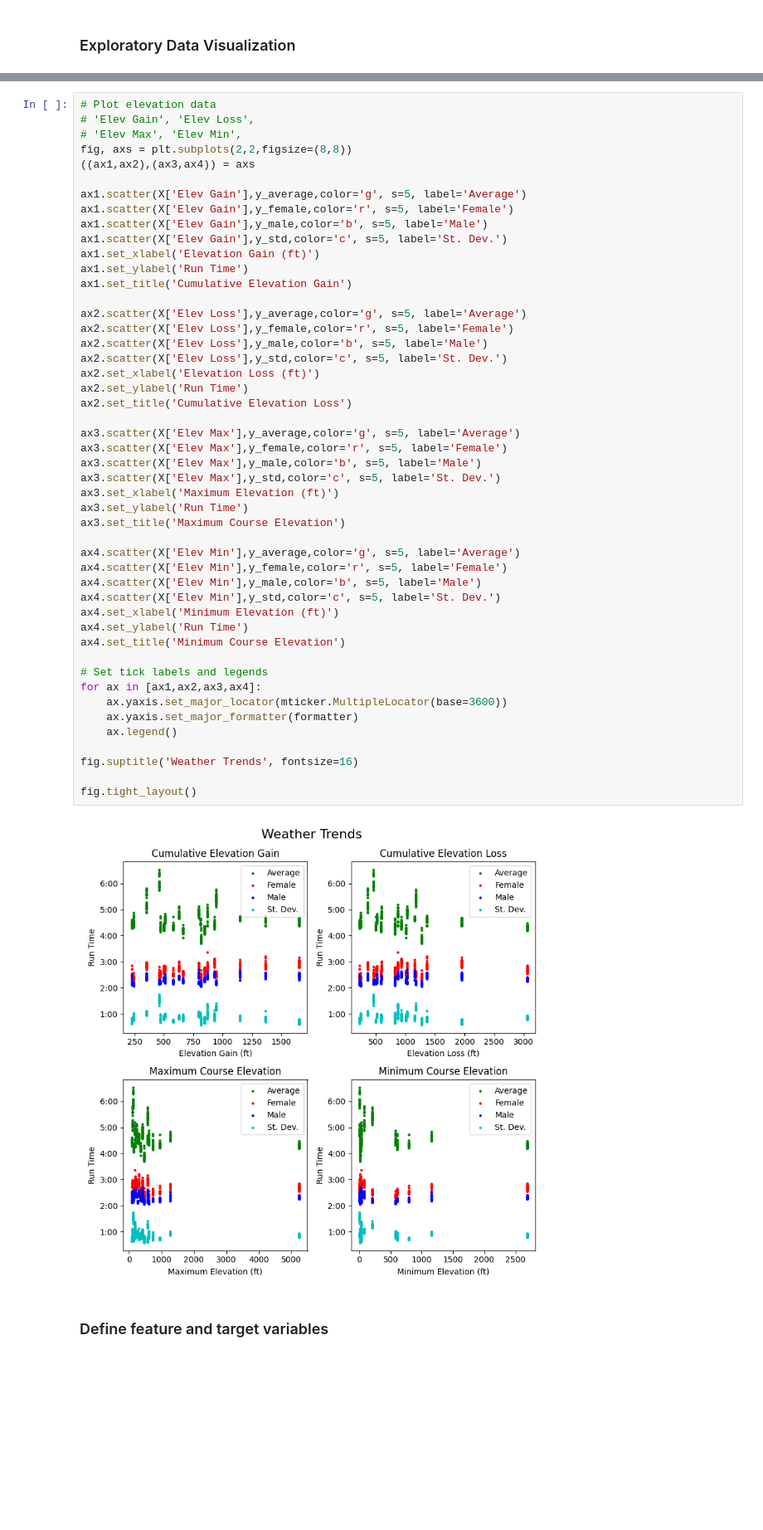
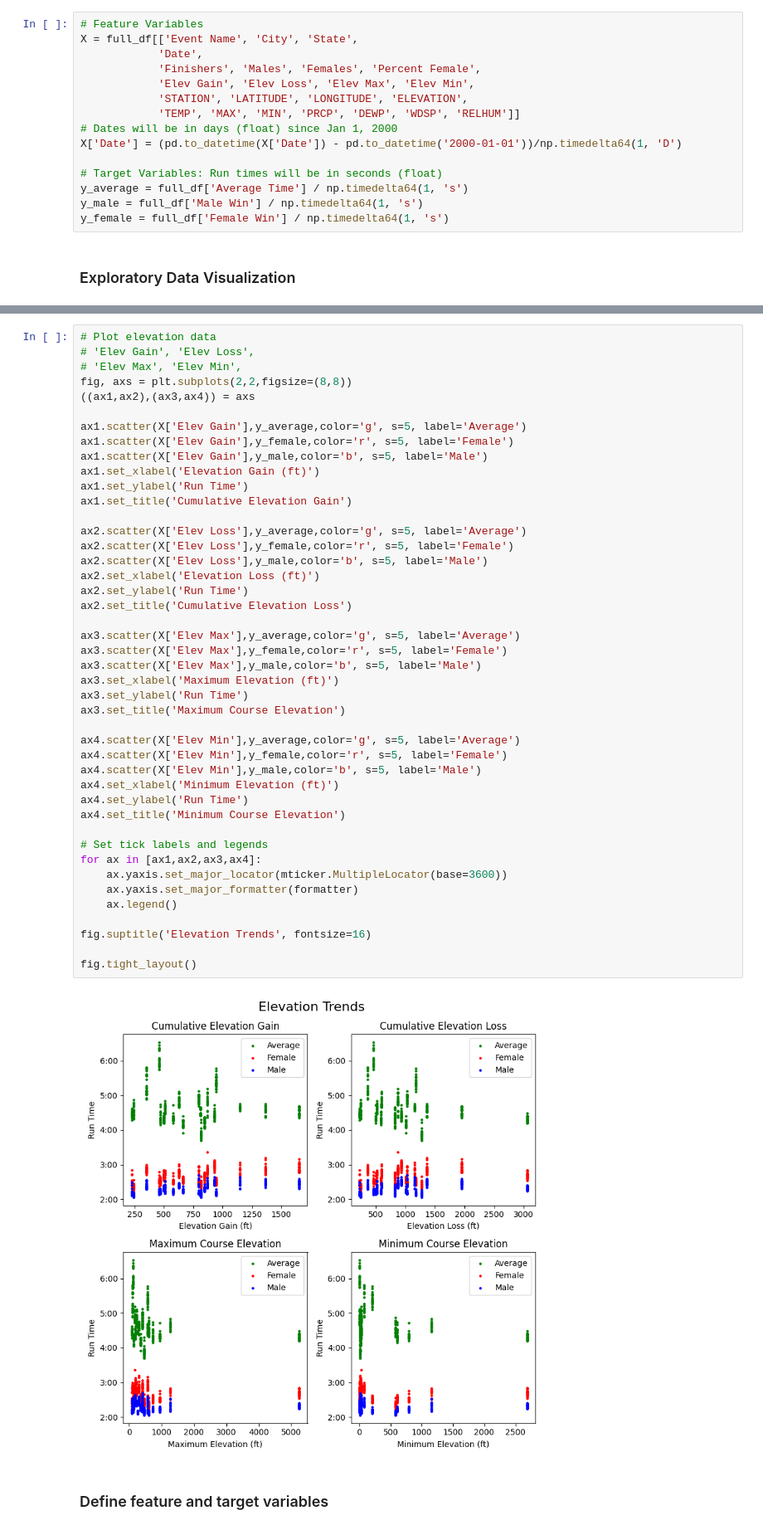
Before and after one commit to michael-p-k/MarathonPredictor, a Jupyter notebook: MarathonPredictor.ipynb, the cells around one changed output, grey strips where cells are left out. Shown at 83% size. Drawn from its saved outputs; the diff is of its cells as text; blank space fills up the shorter version.

```diff
--- a/MarathonPredictor.ipynb
+++ b/MarathonPredictor.ipynb
@@ -1124,2 +39,17 @@ Name: Date, Length: 406, dtype: float64
+# %%
+# Feature Variables
+X = full_df[['Event Name', 'City', 'State',
+            'Date',
+            'Finishers', 'Males', 'Females', 'Percent Female',
+            'Elev Gain', 'Elev Loss', 'Elev Max', 'Elev Min',
+            'STATION', 'LATITUDE', 'LONGITUDE', 'ELEVATION',
+            'TEMP', 'MAX', 'MIN', 'PRCP', 'DEWP', 'WDSP', 'RELHUM']]
+# Dates will be in days (float) since Jan 1, 2000
+X['Date'] = (pd.to_datetime(X['Date']) - pd.to_datetime('2000-01-01'))/np.timedelta64(1, 'D')
+
+# Target Variables: Run times will be in seconds (float)
+y_average = full_df['Average Time'] / np.timedelta64(1, 's')
+y_male = full_df['Male Win'] / np.timedelta64(1, 's')
+y_female = full_df['Female Win'] / np.timedelta64(1, 's')
 # %% [markdown]
 ### Exploratory Data Visualization ###
@@ -1269,7 +187,6 @@ fig, axs = plt.subplots(2,2,figsize=(8,8))
 ax1.scatter(X['Elev Gain'],y_average,color='g', s=5, label='Average')
 ax1.scatter(X['Elev Gain'],y_female,color='r', s=5, label='Female')
 ax1.scatter(X['Elev Gain'],y_male,color='b', s=5, label='Male')
-ax1.scatter(X['Elev Gain'],y_std,color='c', s=5, label='St. Dev.')
 ax1.set_xlabel('Elevation Gain (ft)')
 ax1.set_ylabel('Run Time')
 ax1.set_title('Cumulative Elevation Gain')
@@ -1277,38 +194,35 @@ ax1.set_title('Cumulative Elevation Gain')
 ax2.scatter(X['Elev Loss'],y_average,color='g', s=5, label='Average')
 ax2.scatter(X['Elev Loss'],y_female,color='r', s=5, label='Female')
 ax2.scatter(X['Elev Loss'],y_male,color='b', s=5, label='Male')
-ax2.scatter(X['Elev Loss'],y_std,color='c', s=5, label='St. Dev.')
 ax2.set_xlabel('Elevation Loss (ft)')
 ax2.set_ylabel('Run Time')
 ax2.set_title('Cumulative Elevation Loss')
 
 ax3.scatter(X['Elev Max'],y_average,color='g', s=5, label='Average')
 ax3.scatter(X['Elev Max'],y_female,color='r', s=5, label='Female')
 ax3.scatter(X['Elev Max'],y_male,color='b', s=5, label='Male')
-ax3.scatter(X['Elev Max'],y_std,color='c', s=5, label='St. Dev.')
 ax3.set_xlabel('Maximum Elevation (ft)')
 ax3.set_ylabel('Run Time')
 ax3.set_title('Maximum Course Elevation')
 
 ax4.scatter(X['Elev Min'],y_average,color='g', s=5, label='Average')
 ax4.scatter(X['Elev Min'],y_female,color='r', s=5, label='Female')
 ax4.scatter(X['Elev Min'],y_male,color='b', s=5, label='Male')
-ax4.scatter(X['Elev Min'],y_std,color='c', s=5, label='St. Dev.')
 ax4.set_xlabel('Minimum Elevation (ft)')
 ax4.set_ylabel('Run Time')
 ax4.set_title('Minimum Course Elevation')
 
 # Set tick labels and legends
 for ax in [ax1,ax2,ax3,ax4]:
     ax.yaxis.set_major_locator(mticker.MultipleLocator(base=3600))
     ax.yaxis.set_major_formatter(formatter)
     ax.legend()
 
-fig.suptitle('Weather Trends', fontsize=16)
+fig.suptitle('Elevation Trends', fontsize=16)
 
 fig.tight_layout()
 # %% [output]
-[figure, old version]
+[figure, new version]
 # %% [markdown]
 ### Define feature and target variables ###
 # %%
```
Also changed, not shown: parts of 84 cells of this notebook, 1 other file.
